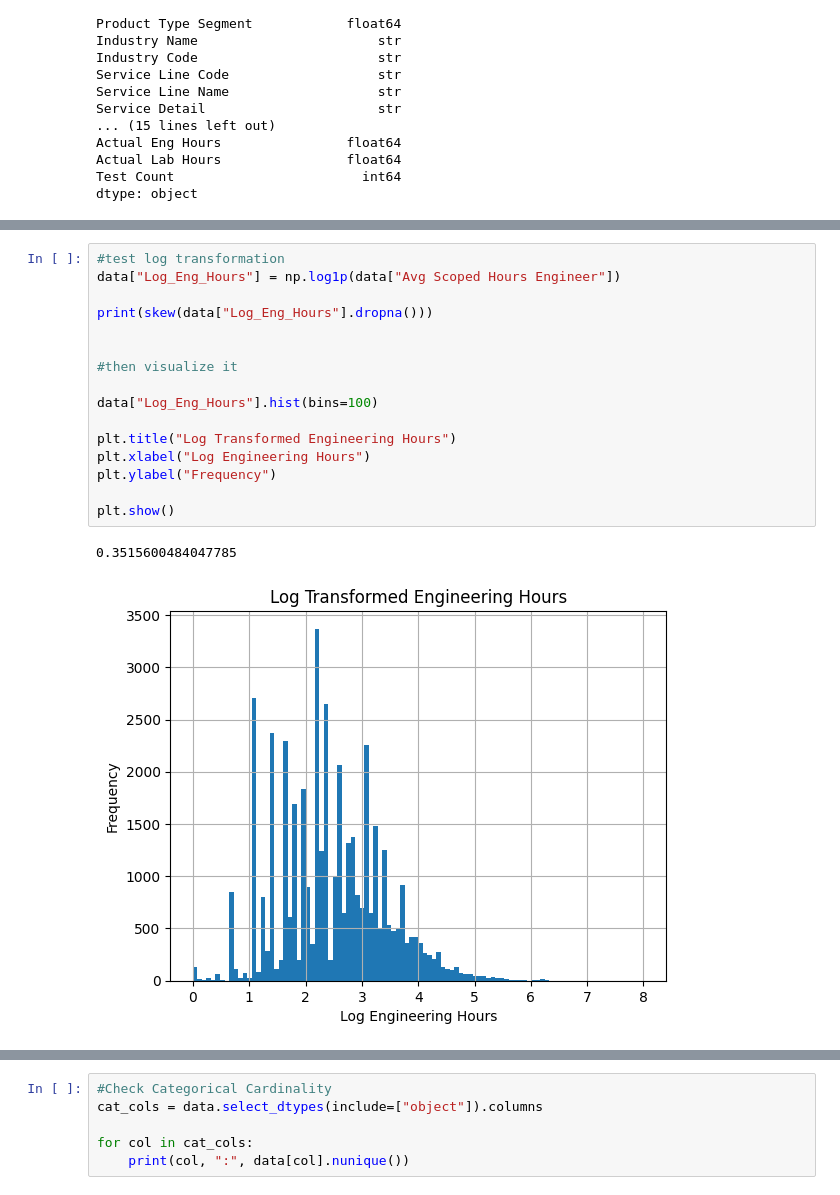
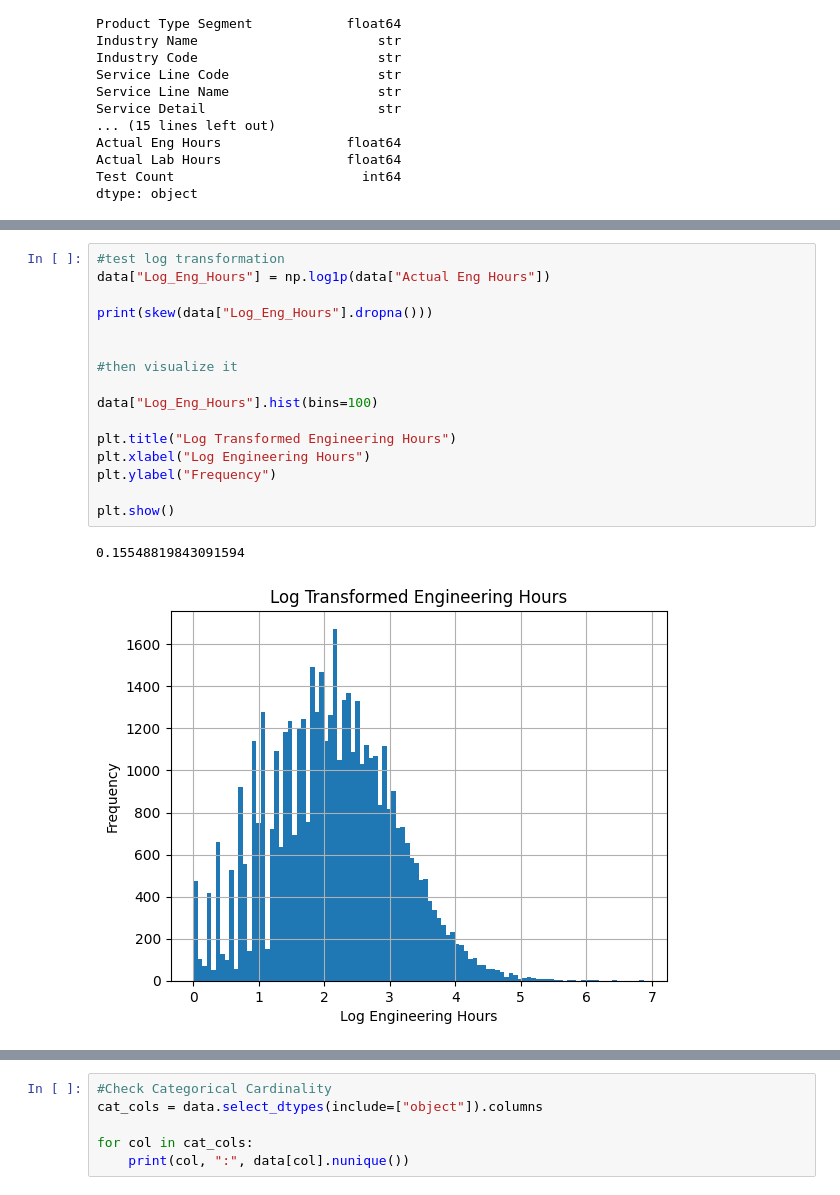
Before and after one commit to CelineAndroun03/CTECH-ML-MAY2026, a Jupyter notebook: scripts/EDA_ENG.ipynb, the cells around one changed output, grey strips where cells are left out. Drawn from its saved outputs; the diff is of its cells as text.

```diff
--- a/scripts/EDA_ENG.ipynb
+++ b/scripts/EDA_ENG.ipynb
@@ -153,19 +153,19 @@ plt.show()
 # %%
 #test log transformation
-data["Log_Eng_Hours"] = np.log1p(data["Avg Scoped Hours Engineer"])
+data["Log_Eng_Hours"] = np.log1p(data["Actual Eng Hours"])
 
 print(skew(data["Log_Eng_Hours"].dropna()))
 
 
 #then visualize it
 
 data["Log_Eng_Hours"].hist(bins=100)
 
 plt.title("Log Transformed Engineering Hours")
 plt.xlabel("Log Engineering Hours")
 plt.ylabel("Frequency")
 
 plt.show()
 # %% [output]
-0.3515600484047785
+0.15548819843091594
-[figure, old version]
+[figure, new version]
```
Also changed, not shown: parts of 5 cells of this notebook.
